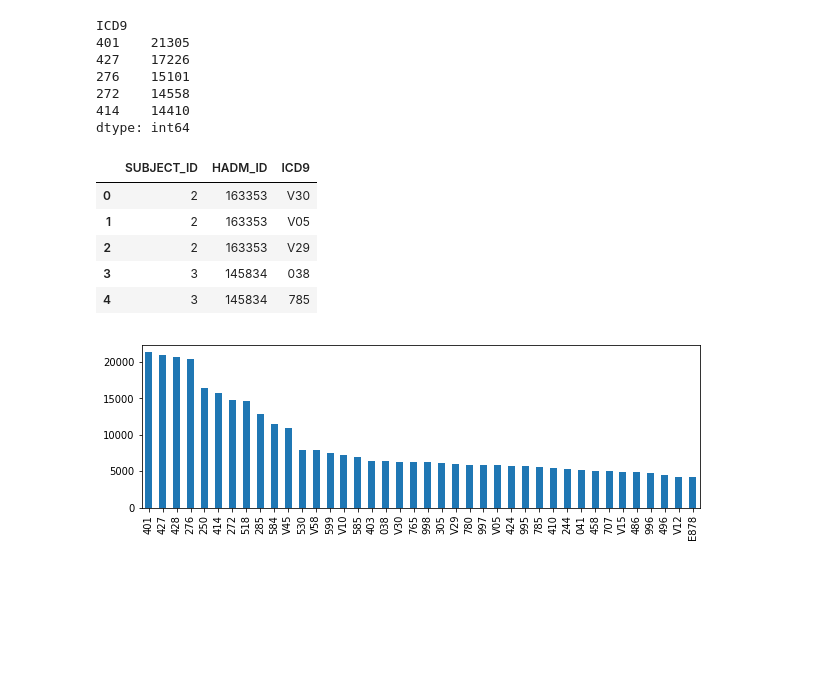
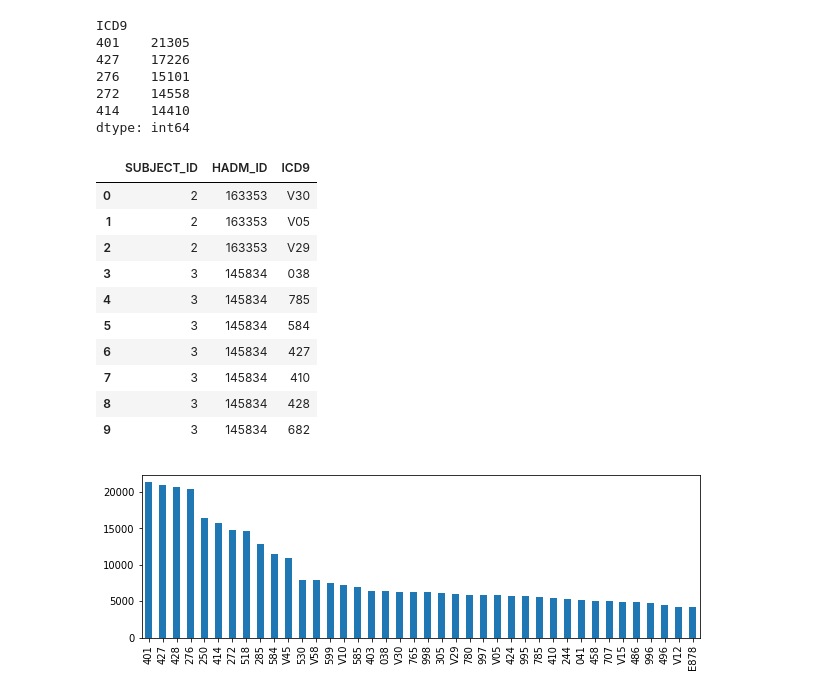
Before and after one commit to TheJacksonLaboratory/MIMIC_HPO, a Jupyter notebook: src/main/resources/mutual_info.ipynb, the cells around one changed output. Drawn from its saved outputs; the diff is of its cells as text; code cells hidden in the pictures; blank space fills up the shorter version.

```diff
--- a/src/main/resources/mutual_info.ipynb
+++ b/src/main/resources/mutual_info.ipynb
@@ -237,14 +241,19 @@ ICD9
 414    14410
 dtype: int64
 # %%
-diagnosis_count.head()
+diagnosis_count.head(n = 10)
 # %% [output]
 |  | SUBJECT_ID | HADM_ID | ICD9 |
 | 0 | 2 | 163353 | V30 |
 | 1 | 2 | 163353 | V05 |
 | 2 | 2 | 163353 | V29 |
 | 3 | 3 | 145834 | 038 |
 | 4 | 3 | 145834 | 785 |
+| 5 | 3 | 145834 | 584 |
+| 6 | 3 | 145834 | 427 |
+| 7 | 3 | 145834 | 410 |
+| 8 | 3 | 145834 | 428 |
+| 9 | 3 | 145834 | 682 |
 # %%
 diagnosis_count.ICD9.value_counts().head(n = 40).plot(kind='bar')
 fig = plt.gcf()
```
Also changed, not shown: parts of 23 cells of this notebook, 3 other files.
